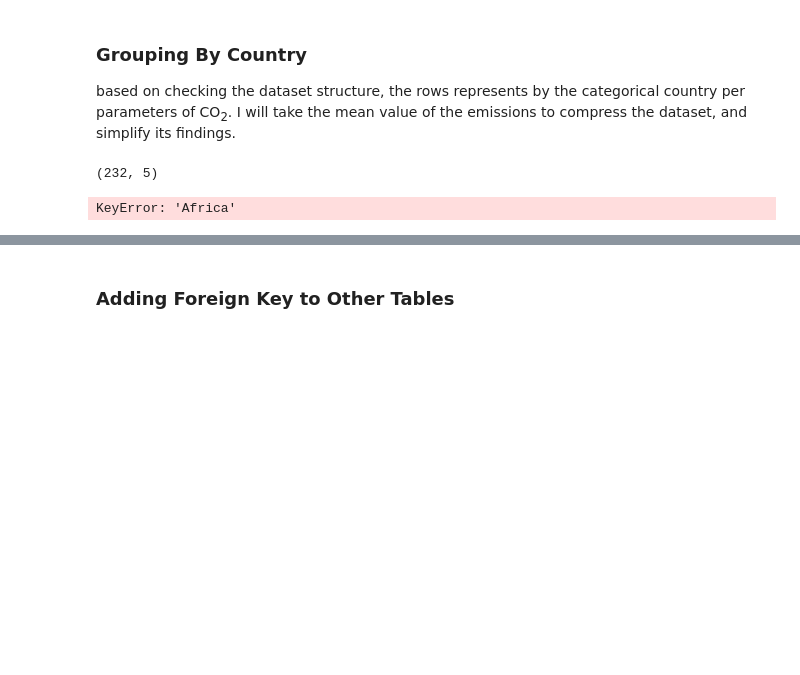
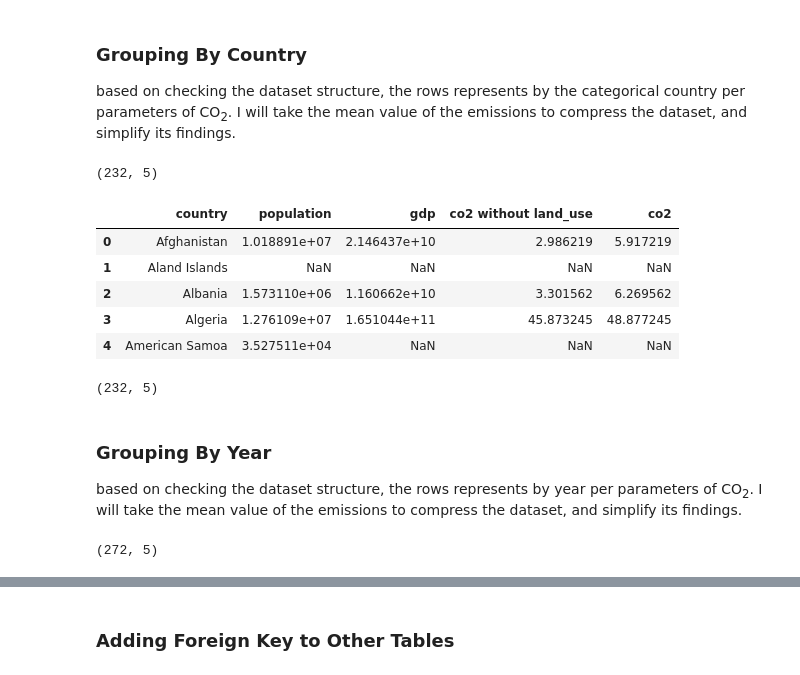
Before and after one commit to bryancastillo10/co2-emissions-analysis, a Jupyter notebook: data-preparation.ipynb, the cells around one changed output, grey strips where cells are left out. Saved outputs shown, nothing was run; the diff lists cells and outputs as text; code cells hidden in the pictures; blank space fills up the shorter version.

```diff
--- a/data-preparation.ipynb
+++ b/data-preparation.ipynb
@@ -96,10 +96,42 @@ df_demo_country.reset_index(inplace=True)
 df_demo_country.shape
 # %% [output]
 (232, 5)
-# %%
-# Add country foreign key to country
-unique_countries = df_demo_country['country'].unique()
-country_values = pd.Series(np.arange(len(unique_countries)), index=unique_countries)
-df_demo_country['country_key'] = df_demo_country['country'].apply(lambda x: str(100 + country_values[x]))
-# %% [output]
-KeyError: 'Africa'
+# %%
+# Rename co2 column based on the data definition
+df_demo_country = df_demo_country.rename(columns={"co2":"co2 without land_use", \
+    "index":"id"})
+
+# Include land use change for calculations
+df_demo_country['co2'] = df_demo_country['co2 without land_use'] + \
+    demographics_df['land_use_change_co2']
+
+# Dropping unnecessary columns
+df_demo_country = df_demo_country.drop(['land_use_change_co2'],axis=1).copy()
+df_demo_country.head()
+# %% [output]
+|  | country | population | gdp | co2 without land_use | co2 |
+| 0 | Afghanistan | 1.018891e+07 | 2.146437e+10 | 2.986219 | 5.917219 |
+| 1 | Aland Islands | NaN | NaN | NaN | NaN |
+| 2 | Albania | 1.573110e+06 | 1.160662e+10 | 3.301562 | 6.269562 |
+| 3 | Algeria | 1.276109e+07 | 1.651044e+11 | 45.873245 | 48.877245 |
+| 4 | American Samoa | 3.527511e+04 | NaN | NaN | NaN |
+# %%
+df_demo_country.shape
+# %% [output]
+(232, 5)
+# %% [markdown]
+<h3> Grouping By Year</h3>
+<p>based on checking the dataset structure, the rows represents by year per parameters of CO<sub>2</sub>. I will take the mean value of the emissions to compress the dataset, and simplify its findings. </p>
+# %%
+# Set year as index
+df_demographics.set_index(["year"], inplace=True)
+
+# Column with values to maintain
+demographics_values = ["population","gdp","co2","land_use_change_co2"]
+df_demo_yr = df_demographics.groupby("year") \
+    [demographics_values].mean()
+df_demo_yr.reset_index(inplace=True)
+
+df_demo_yr.shape
+# %% [output]
+(272, 5)
```
Also changed, not shown: parts of 4 cells of this notebook, 1 other file.
